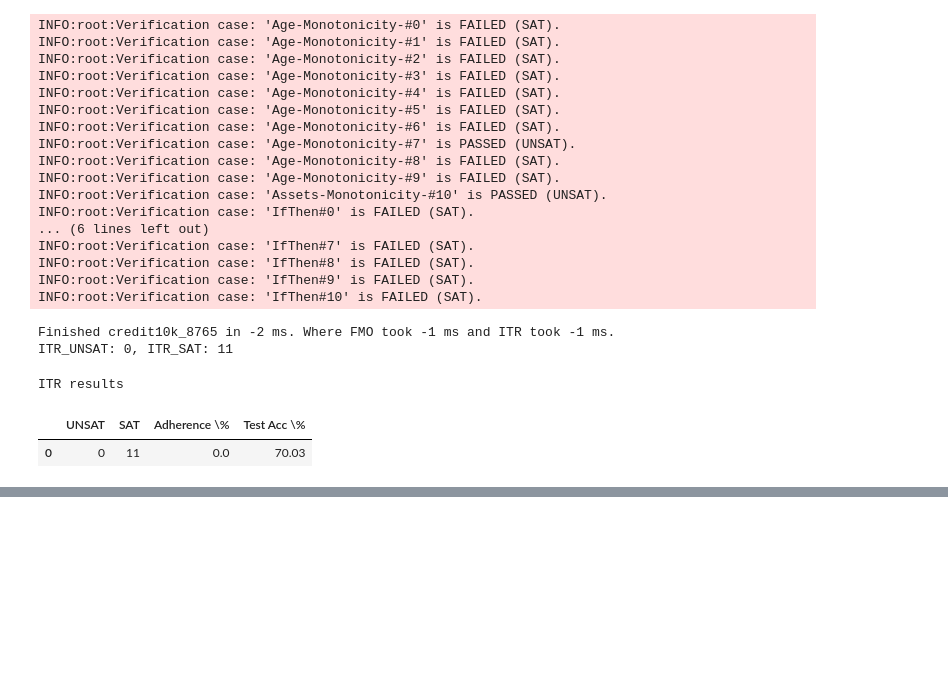
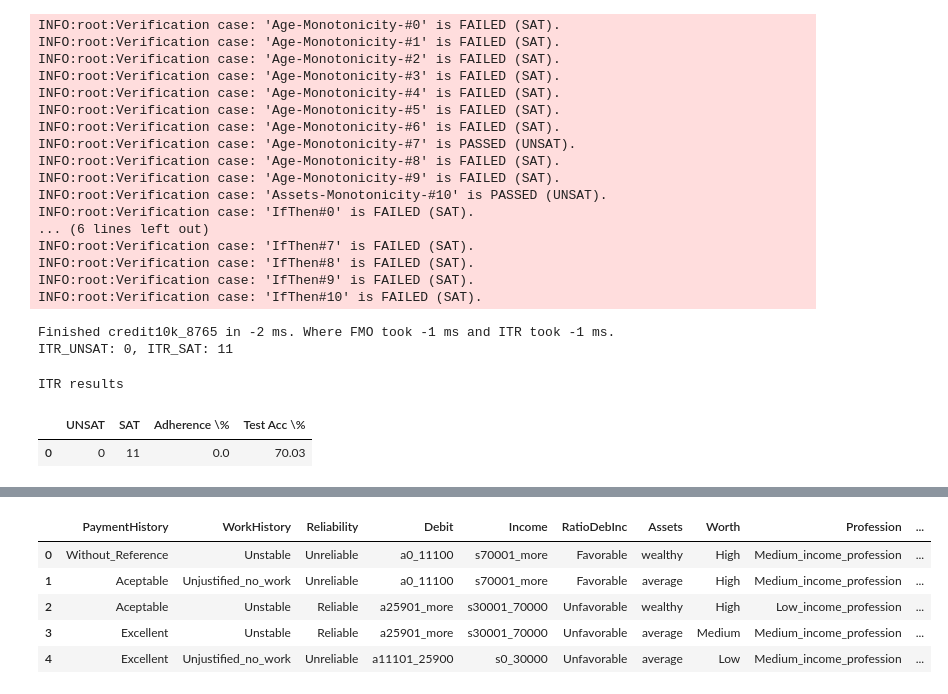
Before and after one commit to autonlab/bn-sat-verification, a Jupyter notebook: src/experiment2_spring.ipynb, the cells around one changed output, grey strips where cells are left out. Cells and saved outputs as stored; diff of their text form; code cells hidden in the pictures; blank space fills up the shorter version.

```diff
--- a/src/experiment2_spring.ipynb
+++ b/src/experiment2_spring.ipynb
@@ -18,0 +19,4 @@ Parents of CreditWorthiness: []
+# %%
+train_df, test_df, target_col = prep_data(f'{EXP_DIR}/{DATA_FOLDER}/{DATASET}.csv')
+
+model = train_model_structure(train_df, target_col)
@@ -29,5 +39,6 @@ Test accuracy: 0.7003333333333334
 # %%
-config_paths = save_model(trained_model, MODEL_ID)
+path = os.path.join(os.getcwd(), f'{EXP_DIR}')
+config_paths = save_model(path, trained_model, MODEL_ID, target_col, train_df.shape[1])
 print(f'Configs saved to {config_paths}')
 # %% [output]
 /home/ignacy/cmu/bnc-formal-verification/src
@@ -220,0 +252,10 @@ final.T.to_latex('experiments_spring/credit10k_results.tex',
+# %%
+data = pd.read_csv(DATASET_FILEPATH)
+data.head()
+# %% [output]
+|  | PaymentHistory | WorkHistory | Reliability | Debit | Income | RatioDebInc | Assets | Worth | Profession | ... |
+| 0 | Without_Reference | Unstable | Unreliable | a0_11100 | s70001_more | Favorable | wealthy | High | Medium_income_profession | ... |
+| 1 | Aceptable | Unjustified_no_work | Unreliable | a0_11100 | s70001_more | Favorable | average | High | Medium_income_profession | ... |
+| 2 | Aceptable | Unstable | Reliable | a25901_more | s30001_70000 | Unfavorable | wealthy | High | Low_income_profession | ... |
+| 3 | Excellent | Unstable | Reliable | a25901_more | s30001_70000 | Unfavorable | average | Medium | Medium_income_profession | ... |
+| 4 | Excellent | Unjustified_no_work | Unreliable | a11101_25900 | s0_30000 | Unfavorable | average | Low | Medium_income_profession | ... |
```
Also changed, not shown: parts of 26 cells of this notebook, 4 other files.
